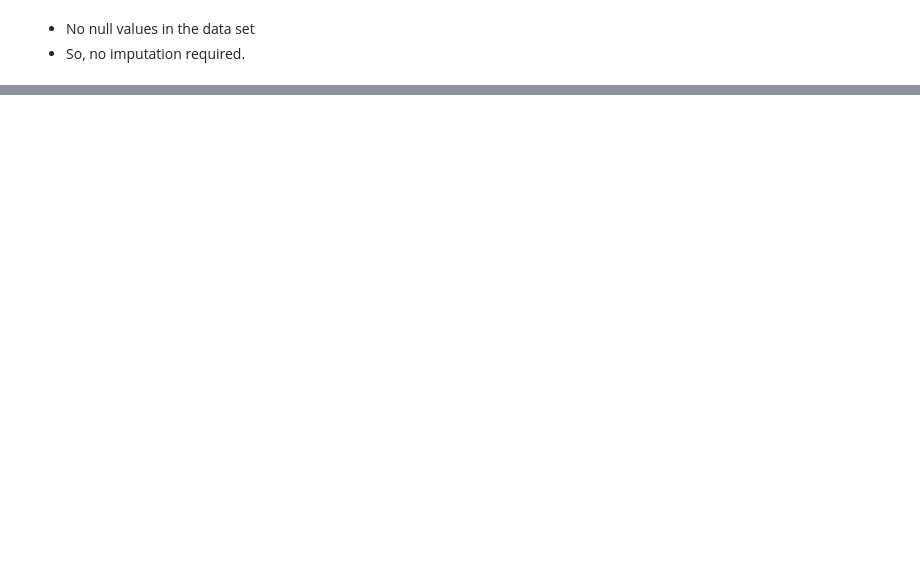
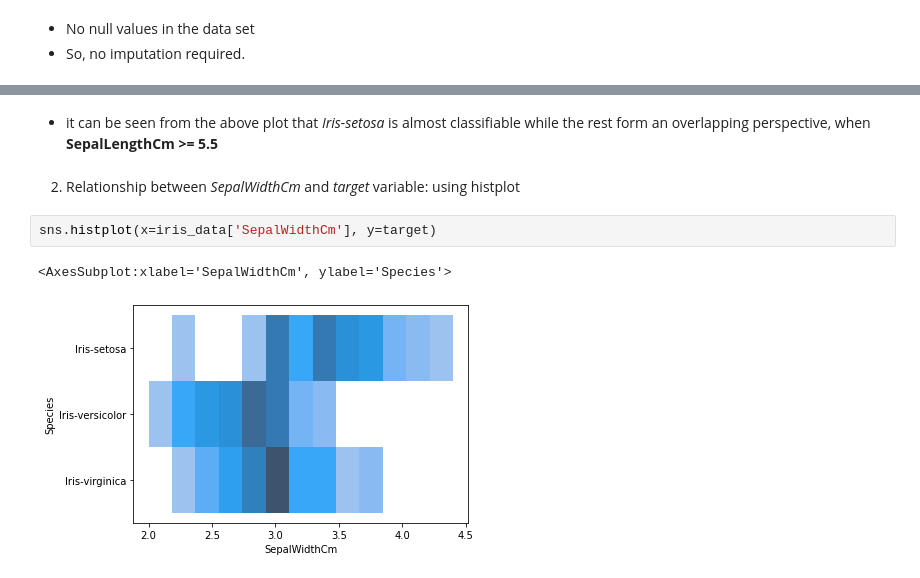
Before and after one commit to RedocamaI/Prediction-using-Decision-Algorithm, a Jupyter notebook: classify.ipynb, the cells around one changed output, grey strips where cells are left out. Cells and saved outputs as stored; diff of their text form; blank space fills up the shorter version.

```diff
--- a/classify.ipynb
+++ b/classify.ipynb
@@ -30,0 +45,9 @@ dtype: int64
+# %% [markdown]
+- it can be seen from the above plot that *Iris-setosa* is almost classifiable while the rest form an overlapping perspective, when **SepalLengthCm >= 5.5**
+# %% [markdown]
+2. Relationship between *SepalWidthCm* and *target* variable: using histplot
+# %%
+sns.histplot(x=iris_data['SepalWidthCm'], y=target)
+# %% [output]
+<AxesSubplot:xlabel='SepalWidthCm', ylabel='Species'>
+[figure, added]
```
Also changed, not shown: parts of 17 cells of this notebook.
